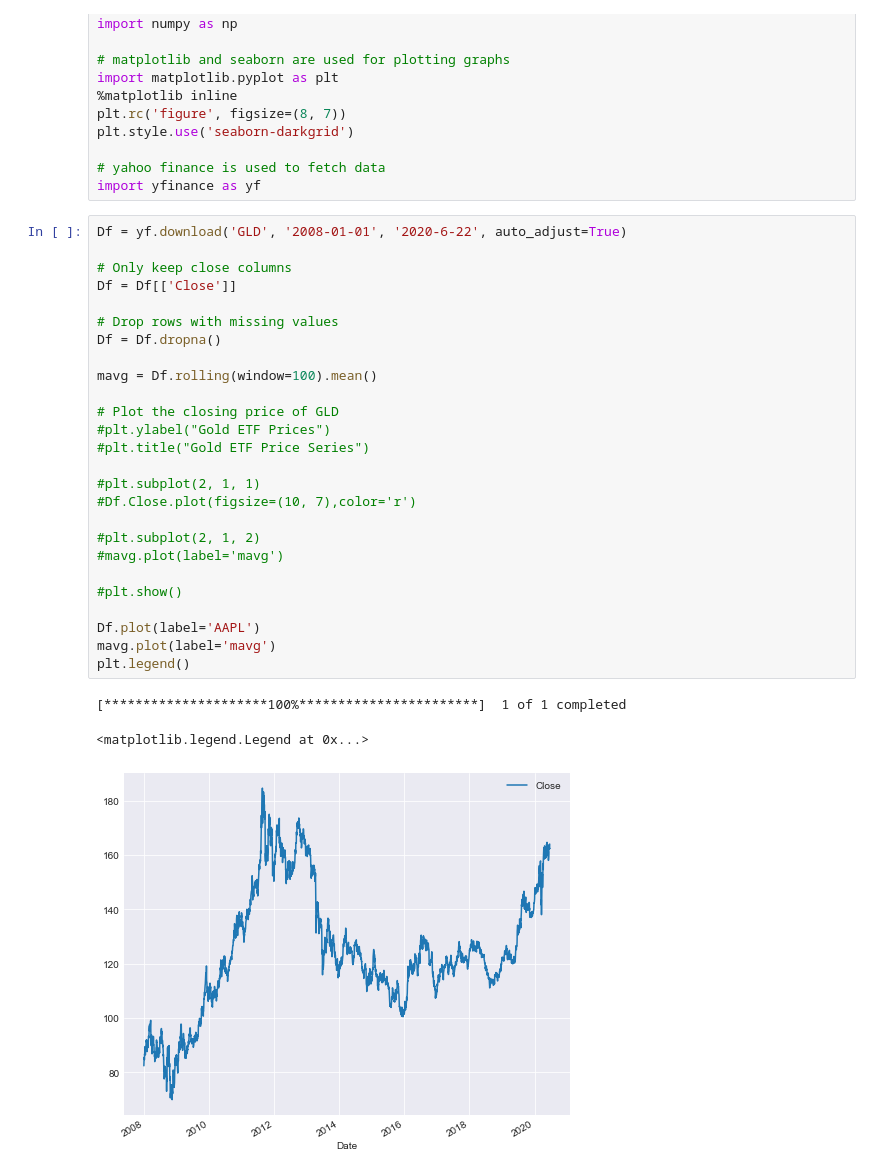
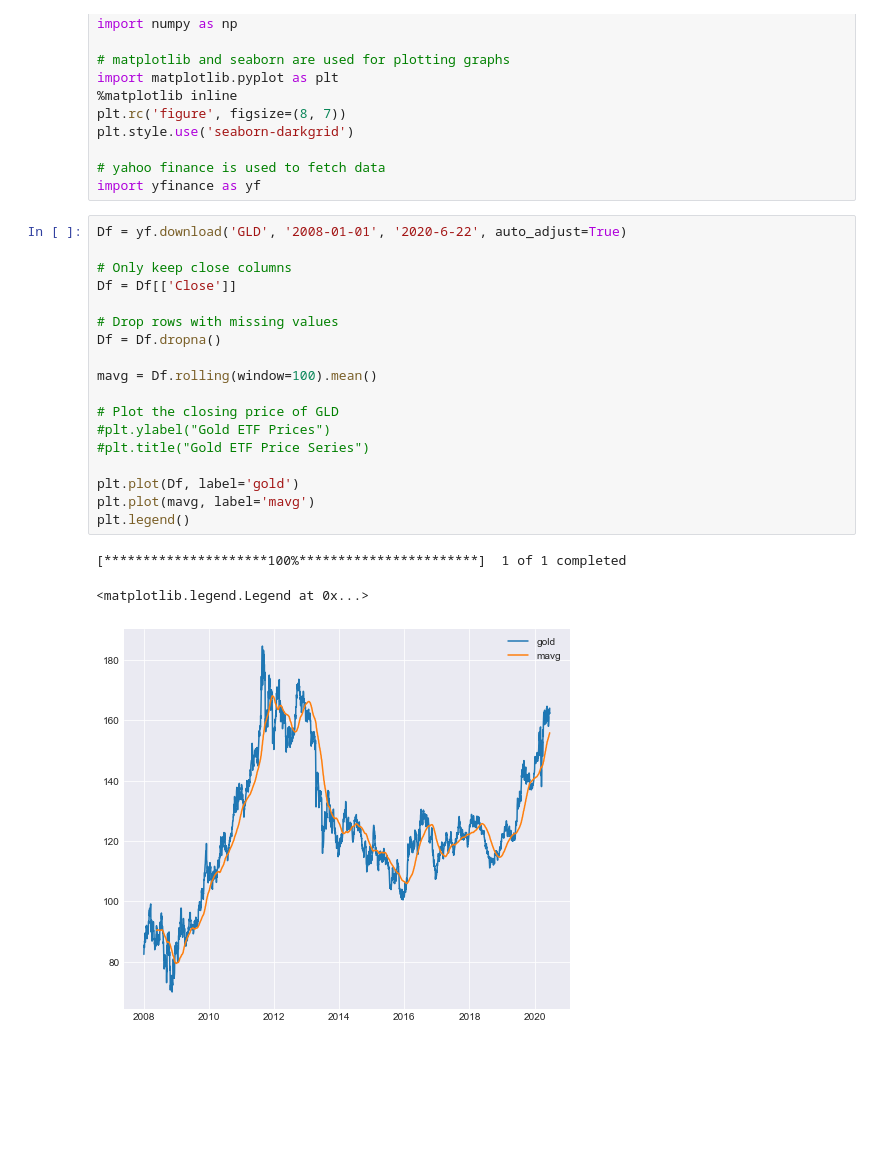
Before and after one commit to jklearn2000/websitezero, a Jupyter notebook: goldpricefirst.ipynb, the cells around one changed output. Saved outputs shown, nothing was run; the diff lists cells and outputs as text; blank space fills up the shorter version.

Commit message:
added mavg to gold price

```diff
--- a/goldpricefirst.ipynb
+++ b/goldpricefirst.ipynb
@@ -16,30 +16,22 @@ import yfinance as yf
 # %%
 Df = yf.download('GLD', '2008-01-01', '2020-6-22', auto_adjust=True)
 
 # Only keep close columns
 Df = Df[['Close']]
 
 # Drop rows with missing values
 Df = Df.dropna()
 
 mavg = Df.rolling(window=100).mean()
 
 # Plot the closing price of GLD
 #plt.ylabel("Gold ETF Prices")
 #plt.title("Gold ETF Price Series")
 
-#plt.subplot(2, 1, 1)
-#Df.Close.plot(figsize=(10, 7),color='r')
-
-#plt.subplot(2, 1, 2)
-#mavg.plot(label='mavg')
-
-#plt.show()
-
-Df.plot(label='AAPL')
-mavg.plot(label='mavg')
+plt.plot(Df, label='gold')
+plt.plot(mavg, label='mavg')
 plt.legend()
 # %% [output]
 [*********************100%***********************]  1 of 1 completed
 <matplotlib.legend.Legend at 0x...>
-[figure, old version]
+[figure, new version]
```
Also changed, not shown: parts of 1 cell of this notebook.
